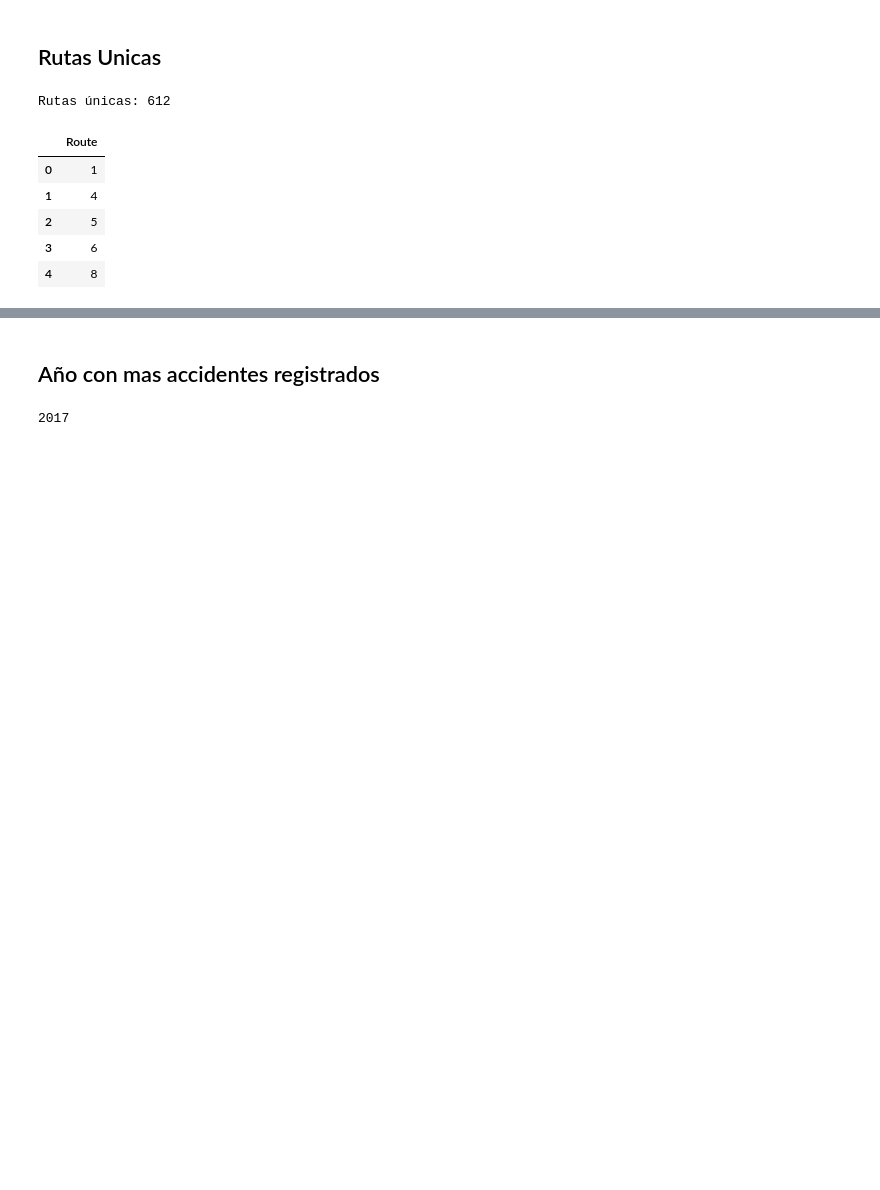
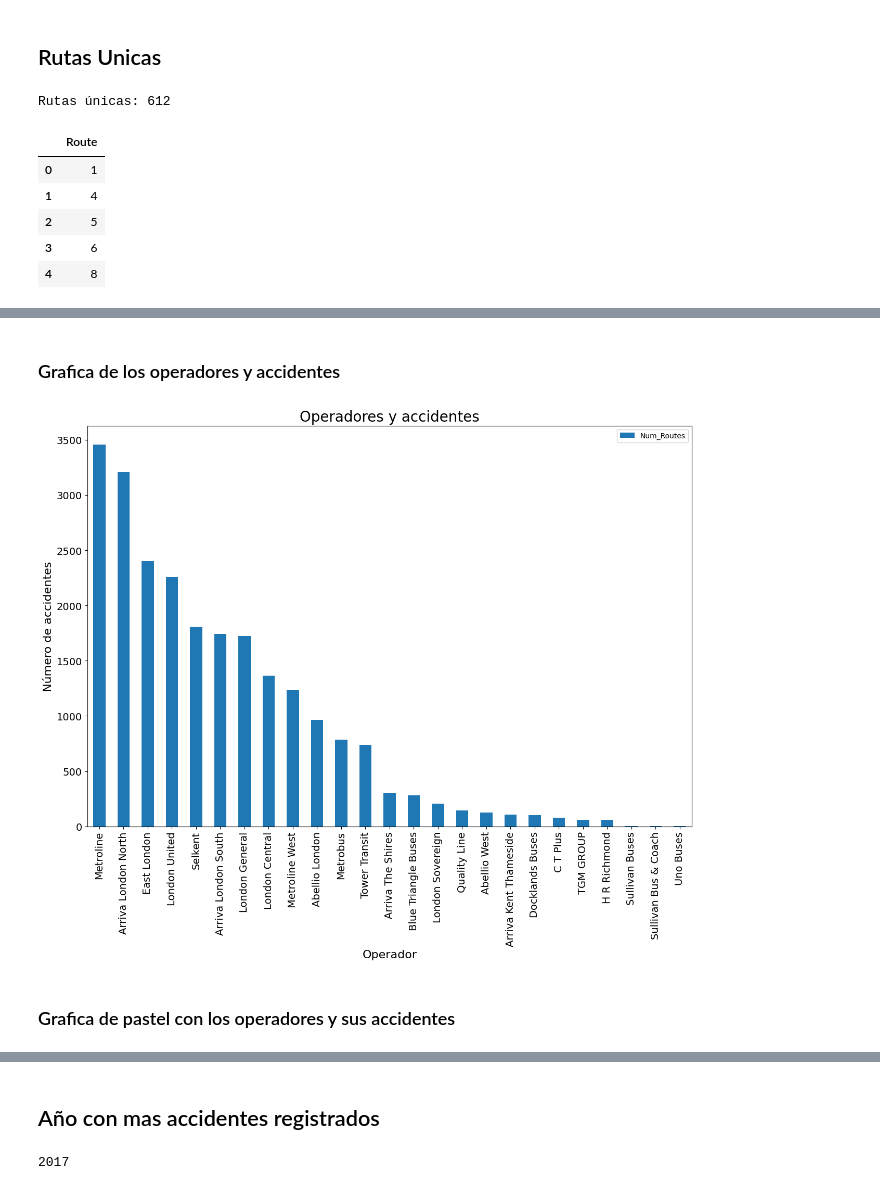
Before and after one commit to Kevin12-0/analisis-datos-csv, a Jupyter notebook: notebook.ipynb, the cells around one changed output, grey strips where cells are left out. Drawn from its saved outputs; the diff is of its cells as text; code cells hidden in the pictures; blank space fills up the shorter version.

Commit message:
Accidentes del operador con mayor numero de incidentes

```diff
--- a/notebook.ipynb
+++ b/notebook.ipynb
@@ -56,0 +81,8 @@ ruutesUnique.head()
+# %%
+operatorRouteNum = df.groupby("Operator")["Route"].count()
+operatorRouteNum = pd.DataFrame(operatorRouteNum)
+operatorRouteNum = operatorRouteNum.rename(columns={"Route": "Num_Routes"})
+# %%
+operatorQuantityRoute = pd.merge(operator, operatorRouteNum, on="Operator")
+operatorQuantityRoute = operatorRouteNum.sort_values(by=["Num_Routes"], ascending=False)
+operatorQuantityRoute
@@ -56,0 +108,12 @@ ruutesUnique.head()
+# %% [markdown]
+### Grafica de los operadores y accidentes
+# %%
+operatorQuantityRoute.plot(kind='bar', figsize=(15,10), fontsize=14)
+plt.title('Operadores y accidentes', fontsize=20)
+plt.xlabel('Operador', fontsize=16)
+plt.ylabel('Número de accidentes', fontsize=16)
+plt.show()
+# %% [output]
+[figure, added]
+# %% [markdown]
+### Grafica de pastel con los operadores y sus accidentes
```
Also changed, not shown: parts of 9 cells of this notebook.
